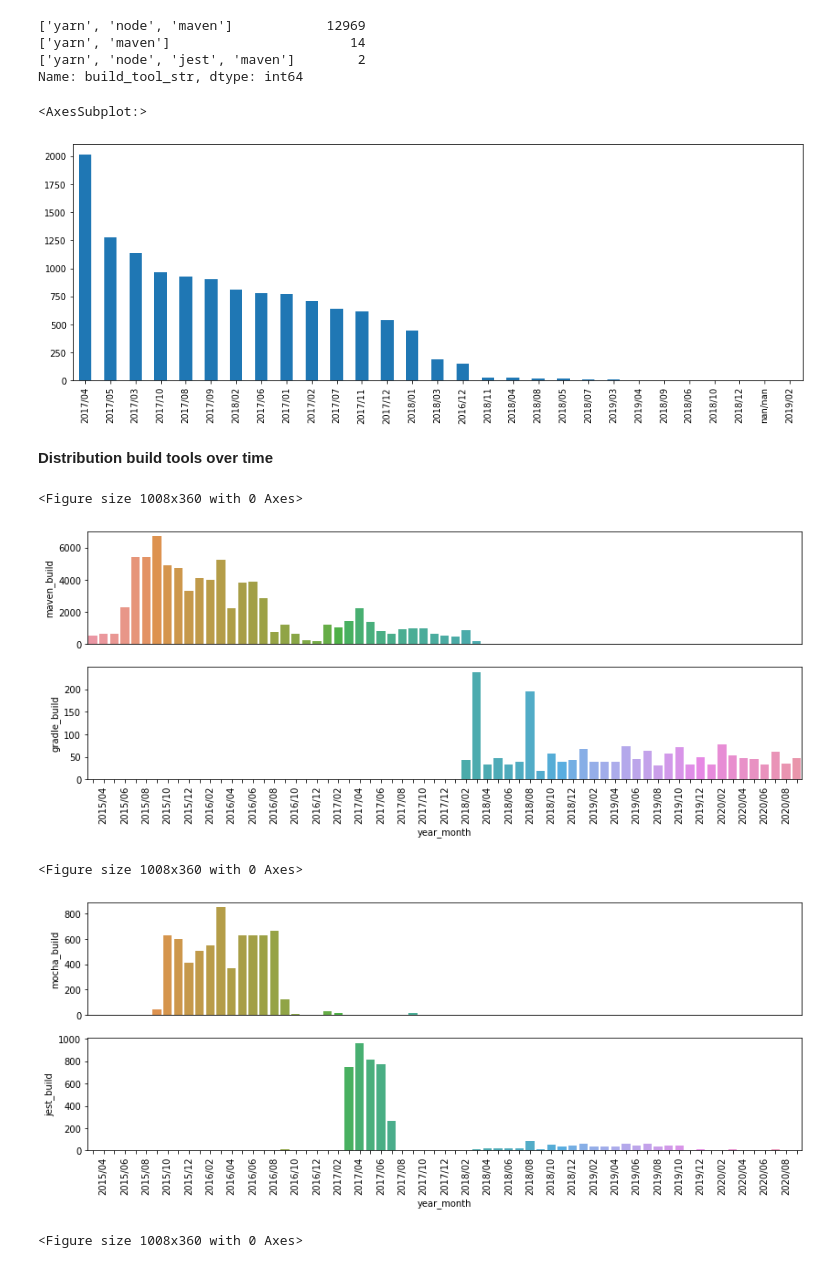
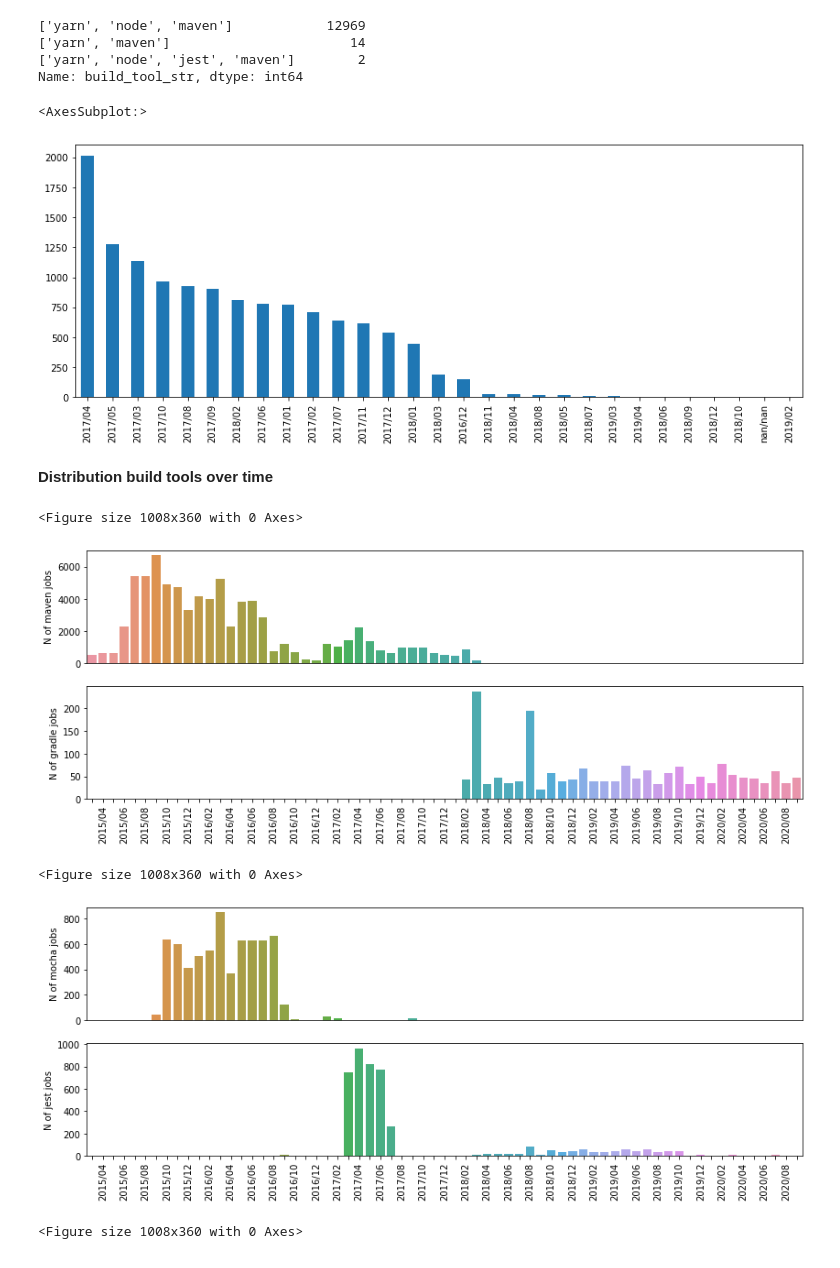
Before and after one commit to IncioMan/Continuous-Integration-metrics-for-post-release-bugs-prediction, a Jupyter notebook: notebooks/analysis/Log_parsed_metrics.ipynb, the cells around one changed output. Saved outputs shown, nothing was run; the diff lists cells and outputs as text; code cells hidden in the pictures.

```diff
--- a/notebooks/analysis/Log_parsed_metrics.ipynb
+++ b/notebooks/analysis/Log_parsed_metrics.ipynb
@@ -246,8 +246,6 @@ job_parsed[job_parsed.lines == 1].shape
 len(job_parsed[job_parsed.lines == 1]) / len(job_parsed)
 # %% [output]
 0.07408218538066767
-# %%
-job_parsed = job_parsed[job_parsed.lines > 1]
 # %%
 job_parsed.describe()
 # %% [output]
@@ -505,29 +523,32 @@ Name: build_tool_str, dtype: int64
 yarn_maven.year_month.value_counts().plot(kind="bar")
 # %% [output]
 <AxesSubplot:>
-[figure, old version]
+[figure, new version]
 # %% [markdown]
 **Distribution build tools over time**
 # %%
 tools = ["maven","gradle"]
+axis_title = ["N of maven jobs","N of gradle jobs"]
 plt.figure()
 fig, axes = plt.subplots(nrows=len(tools), ncols=1, sharex=True)
 for i, tool in enumerate(tools):
     ax = sns.barplot(data=job_parsed[job_parsed.year_month != "nan/nan"]\
                      .groupby("year_month")[f"{tool}_build"].sum().reset_index(),\
                 x='year_month', y=f"{tool}_build", ax=axes[i])
     ax.set_xticklabels(ax.get_xticklabels(),rotation=90)
+    ax.set(ylabel=axis_title[i], xlabel="")
     if(i < len(tools) - 1):
         ax.get_xaxis().set_visible(False)
 for label in ax.xaxis.get_ticklabels()[::2]:
     label.set_visible(False)
 plt.savefig(f"{figure_folder}/log-parsing-analysis/maven-gradle.png", transparent=True, bbox_inches='tight', pad_inches=0.2)
 plt.show()
 # %% [output]
 <Figure size 1008x360 with 0 Axes>
-[figure, old version]
+[figure, new version]
 # %%
 tools = ["mocha","jest"]
+axis_title = ["N of mocha jobs","N of jest jobs"]
 plt.figure()
 fig, axes = plt.subplots(nrows=len(tools), ncols=1, sharex=True)
 for i, tool in enumerate(tools):
@@ -535,6 +556,7 @@ for i, tool in enumerate(tools):
                      .groupby("year_month")[f"{tool}_build"].sum().reset_index(),\
                 x='year_month', y=f"{tool}_build", ax=axes[i])
     ax.set_xticklabels(ax.get_xticklabels(),rotation=90)
+    ax.set(ylabel=axis_title[i], xlabel="")
     if(i < len(tools) - 1):
         ax.get_xaxis().set_visible(False)
 for label in ax.xaxis.get_ticklabels()[::2]:
@@ -543,7 +565,7 @@ plt.savefig(f"{figure_folder}/log-parsing-analysis/mocha-jest.png", transparent=
 plt.show()
 # %% [output]
 <Figure size 1008x360 with 0 Axes>
-[figure, old version]
+[figure, new version]
 # %%
 tools = ["grunt","yarn", "node"]
 plt.figure()
```
Also changed, not shown: parts of 28 cells of this notebook, 6 other files.
